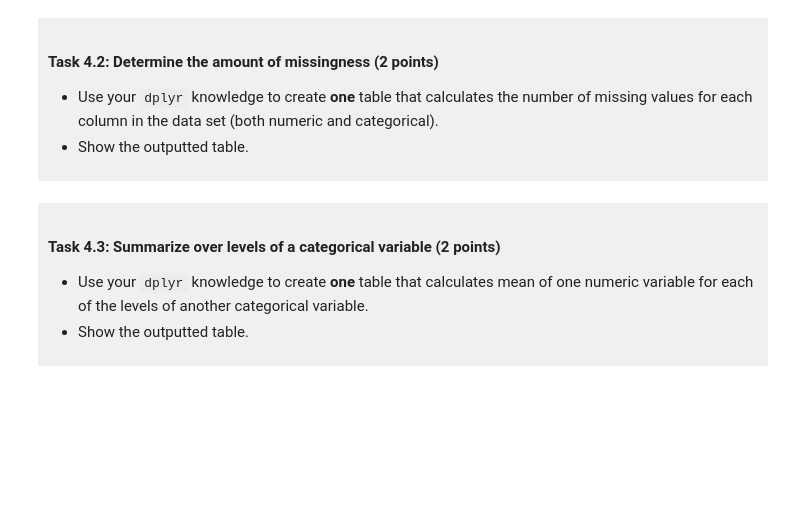
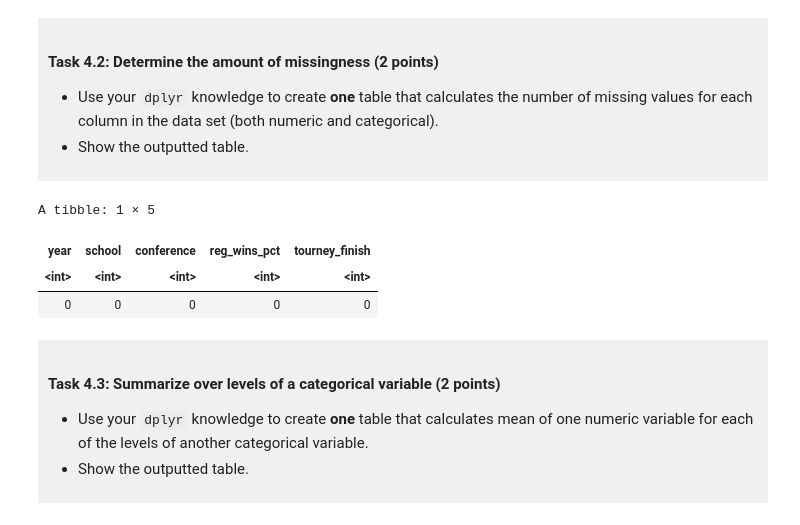
Before and after one commit to jchen007-ubc/dsci-100-project-jeanne-chen, a Jupyter notebook: dsci-100-project-notebook.ipynb, the cells around one changed output. Cells and saved outputs as stored; diff of their text form; code cells hidden in the pictures; blank space fills up the shorter version.

```diff
--- a/dsci-100-project-notebook.ipynb
+++ b/dsci-100-project-notebook.ipynb
@@ -277,7 +290,15 @@ You will refine your research question (if needed) and produce a tidy data set.
 - Show the outputted table.
 </div>
 # %%
-### EDIT THIS CODE CELL ###
+#Count number of rows in each column that have NA values.
+basketball_missing <- basketball_tidy |>
+    map_df(~sum(is.na(.)))
+basketball_missing
+# %% [output]
+A tibble: 1 × 5
+| year | school | conference | reg_wins_pct | tourney_finish |
+| <int> | <int> | <int> | <int> | <int> |
+| 0 | 0 | 0 | 0 | 0 |
 # %% [markdown]
 <div style="background-color: #f0f0f0; padding: 10px;">
 
```
Also changed, not shown: parts of 7 cells of this notebook.
